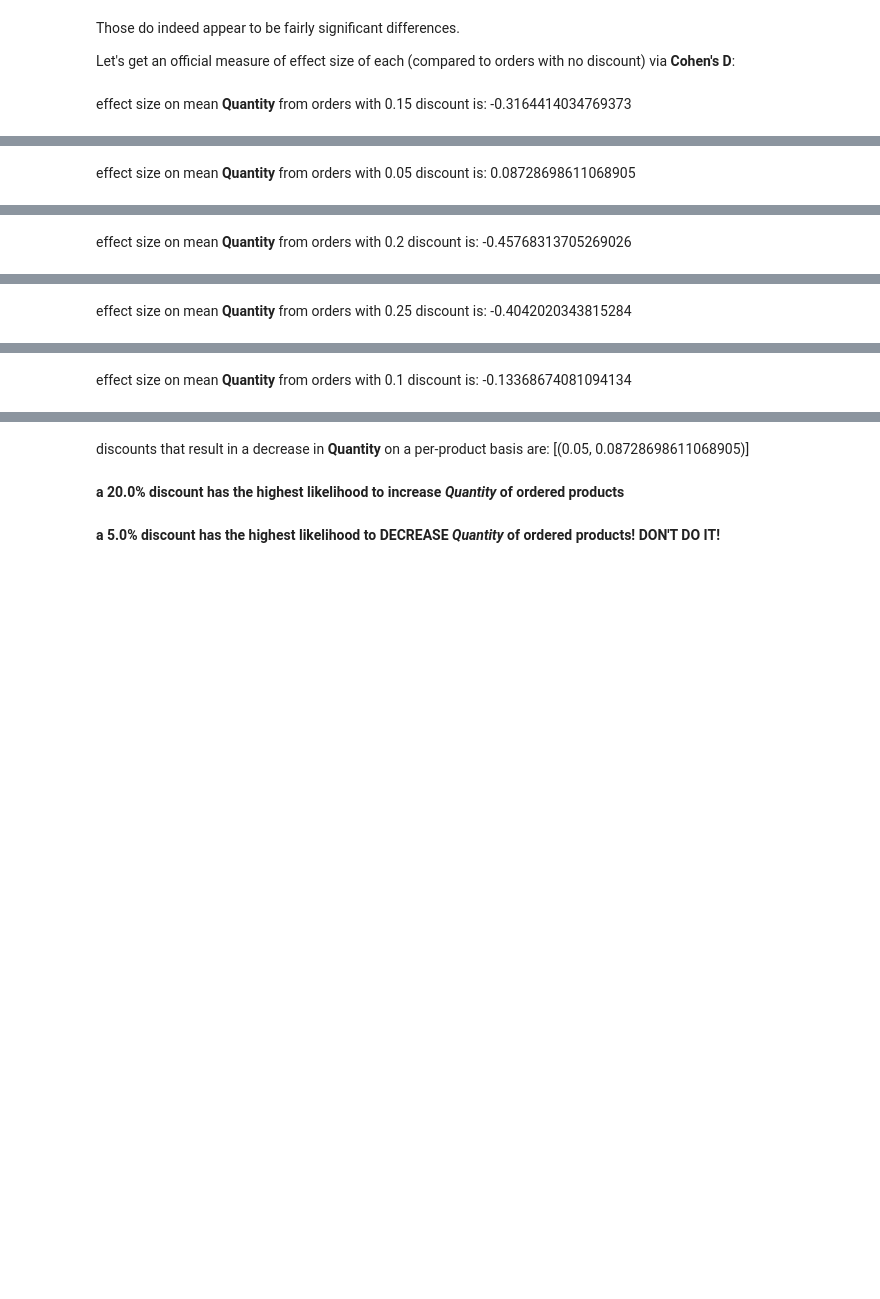
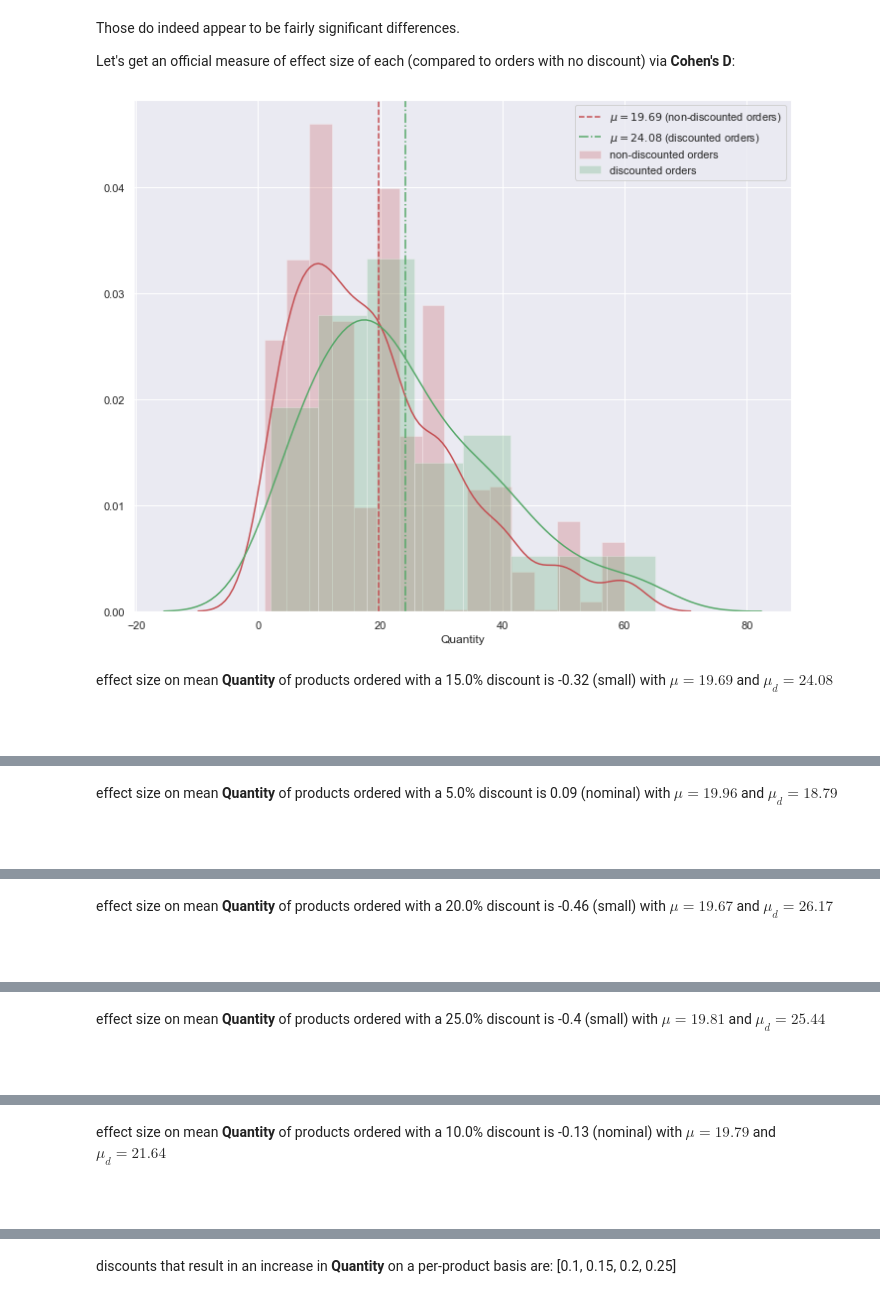
Before and after one commit to sacontreras/dsc-project-module-03, a Jupyter notebook: NorthwindProductDisountOrderEffectAnalysis.ipynb, the cells around one changed output, grey strips where cells are left out. Saved outputs shown, nothing was run; the diff lists cells and outputs as text; code cells hidden in the pictures; blank space fills up the shorter version.

```diff
--- a/NorthwindProductDisountOrderEffectAnalysis.ipynb
+++ b/NorthwindProductDisountOrderEffectAnalysis.ipynb
@@ -931,41 +993,51 @@ for d in orders_with_discount_df_2.Discount.unique():
     qty_for_discount_df = orders_with_discount_df_2.query(f"Discount=={d}")
 
     distinct_discounted_products_df = pysqldfmgr.pysqldf(f"SELECT DISTINCT ProductId FROM qty_for_discount_df")
     non_discounted_orders_for_those_products = pysqldfmgr.pysqldf(f"""
         SELECT *
         FROM orders_without_discount_df_2
         WHERE ProductId IN (SELECT * FROM distinct_discounted_products_df)
     """)
 
+    mu = non_discounted_orders_for_those_products.Quantity.mean()
+    mu_d = qty_for_discount_df.Quantity.mean()
+
+    dist_plot_comparison(
+        non_discounted_orders_for_those_products.Quantity
+        , qty_for_discount_df.Quantity
+        , ["non-discounted orders", "discounted orders"]
+    )
+
     _cd = Cohen_d(non_discounted_orders_for_those_products.Quantity, qty_for_discount_df.Quantity)
-    display(Markdown(f"effect size on mean <b>Quantity</b> from orders with {d} discount is: {_cd}"))
+    display(Markdown(f"effect size on mean <b>Quantity</b> of products ordered with a {d*100}% discount is {round(_cd,2)} ({Cohen_d_qual(_cd)}) with $\\mu={round(mu,2)}$ and $\\mu_d={round(mu_d,2)}$ <br><br><br>"))
 
     # negative Cohen's D means the second mean is greater than the first (i.e. quantities on orders with a discount > those without)
     if _cd < 0:
-        d_higher_qty.append((d, _cd))
+        d_higher_qty.append((d, _cd, mu, mu_d))
     elif _cd > 0:
-        d_lower_qty.append((d, _cd))
+        d_lower_qty.append((d, _cd, mu, mu_d))
     else:
-        d_no_diff_qty.append((d, _cd))
+        d_no_diff_qty.append((d, _cd, mu, mu_d))
 
 
 # now summarize results
-print()
+display(Markdown("<br><h3>SUMMARY:</h3>"))
 d_higher_qty = sorted(d_higher_qty, key=lambda t: t[1])
 d_lower_qty = sorted(d_lower_qty, key=lambda t: t[1])
 d_no_diff_qty = sorted(d_no_diff_qty, key=lambda t: t[1])
 
 if len(d_higher_qty) > 0:
-    display(Markdown(f"discounts that result in an increase in <b>Quantity</b> on a per-product basis are: {d_higher_qty}"))
+    display(Markdown(f"discounts that result in an increase in <b>Quantity</b> on a per-product basis are: {sorted(list(map(lambda t: t[0], d_higher_qty)))}"))
 if len(d_lower_qty) > 0:
-    display(Markdown(f"discounts that result in a decrease in <b>Quantity</b> on a per-product basis are: {d_lower_qty}"))
+    display(Markdown(f"discounts that result in a decrease in <b>Quantity</b> on a per-product basis are: {sorted(list(map(lambda t: t[0], d_lower_qty)))}"))
 if len(d_no_diff_qty) > 0:
-    display(Markdown(f"discounts that have no impact on <b>Quantity</b> on a per-product basis are: {d_no_diff_qty}"))
+    display(Markdown(f"discounts that have no impact on <b>Quantity</b> on a per-product basis are: {sorted(list(map(lambda t: t[0], d_no_diff_qty)))}"))
 
 print()
 if len(d_higher_qty) > 0:
-    display(Markdown(f"<b>a {d_higher_qty[0][0]*100}% discount has the highest likelihood to increase <i>Quantity</i> of ordered products</b>"))
+    display(Markdown(f"<b>on average, a {d_higher_qty[0][0]*100}% discount increases the <i>Quantity</i> of ordered products the most</b> by $\\mu_d={round(d_higher_qty[0][3],2)} - \\mu={round(d_higher_qty[0][2],2)} = {round(d_higher_qty[0][3]-d_higher_qty[0][2],2)}$"))
 if len(d_lower_qty) > 0:
-    display(Markdown(f"<b>a {d_lower_qty[-1][0]*100}% discount has the highest likelihood to DECREASE <i>Quantity</i> of ordered products!  DON'T DO IT!</b>"))
+    display(Markdown(f"<b>on average, a {d_lower_qty[-1][0]*100}% discount DECREASEs the <i>Quantity</i> of ordered products!  DON'T DO IT! $\\mu_d={round(d_lower_qty[-1][3],2)} - \\mu={round(d_lower_qty[-1][2],2)} = {round(d_lower_qty[-1][3]-d_lower_qty[-1][2],2)}$</b>"))
 # %% [output]
+[figure, added]
-effect size on mean <b>Quantity</b> from orders with 0.15 discount is: -0.3164414034769373
+effect size on mean <b>Quantity</b> of products ordered with a 15.0% discount is -0.32 (small) with $\mu=19.69$ and $\mu_d=24.08$ <br><br><br>
@@ -972 +1045 @@ effect size on mean <b>Quantity</b> from orders with 0.15 discount is: -0.316441
-effect size on mean <b>Quantity</b> from orders with 0.05 discount is: 0.08728698611068905
+effect size on mean <b>Quantity</b> of products ordered with a 5.0% discount is 0.09 (nominal) with $\mu=19.96$ and $\mu_d=18.79$ <br><br><br>
@@ -973 +1047 @@ effect size on mean <b>Quantity</b> from orders with 0.05 discount is: 0.0872869
-effect size on mean <b>Quantity</b> from orders with 0.2 discount is: -0.45768313705269026
+effect size on mean <b>Quantity</b> of products ordered with a 20.0% discount is -0.46 (small) with $\mu=19.67$ and $\mu_d=26.17$ <br><br><br>
@@ -974 +1049 @@ effect size on mean <b>Quantity</b> from orders with 0.2 discount is: -0.4576831
-effect size on mean <b>Quantity</b> from orders with 0.25 discount is: -0.4042020343815284
+effect size on mean <b>Quantity</b> of products ordered with a 25.0% discount is -0.4 (small) with $\mu=19.81$ and $\mu_d=25.44$ <br><br><br>
@@ -975 +1051 @@ effect size on mean <b>Quantity</b> from orders with 0.25 discount is: -0.404202
-effect size on mean <b>Quantity</b> from orders with 0.1 discount is: -0.13368674081094134
+effect size on mean <b>Quantity</b> of products ordered with a 10.0% discount is -0.13 (nominal) with $\mu=19.79$ and $\mu_d=21.64$ <br><br><br>
@@ -977,3 +1053 @@ discounts that result in an increase in <b>Quantity</b> on a per-product basis a
-discounts that result in a decrease in <b>Quantity</b> on a per-product basis are: [(0.05, 0.08728698611068905)]
+discounts that result in an increase in <b>Quantity</b> on a per-product basis are: [0.1, 0.15, 0.2, 0.25]
-<b>a 20.0% discount has the highest likelihood to increase <i>Quantity</i> of ordered products</b>
-<b>a 5.0% discount has the highest likelihood to DECREASE <i>Quantity</i> of ordered products!  DON'T DO IT!</b>
```
Also changed, not shown: parts of 57 cells of this notebook.
